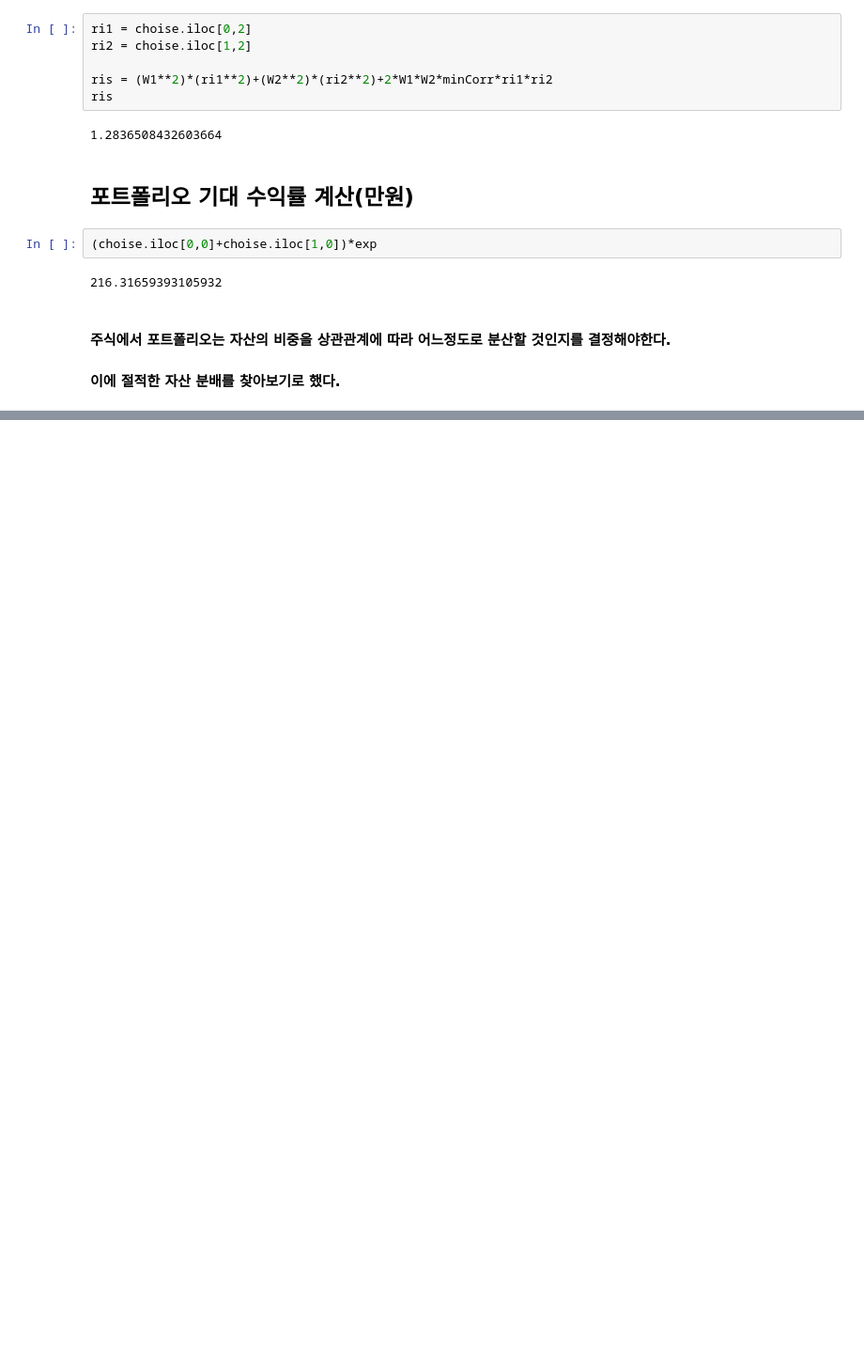
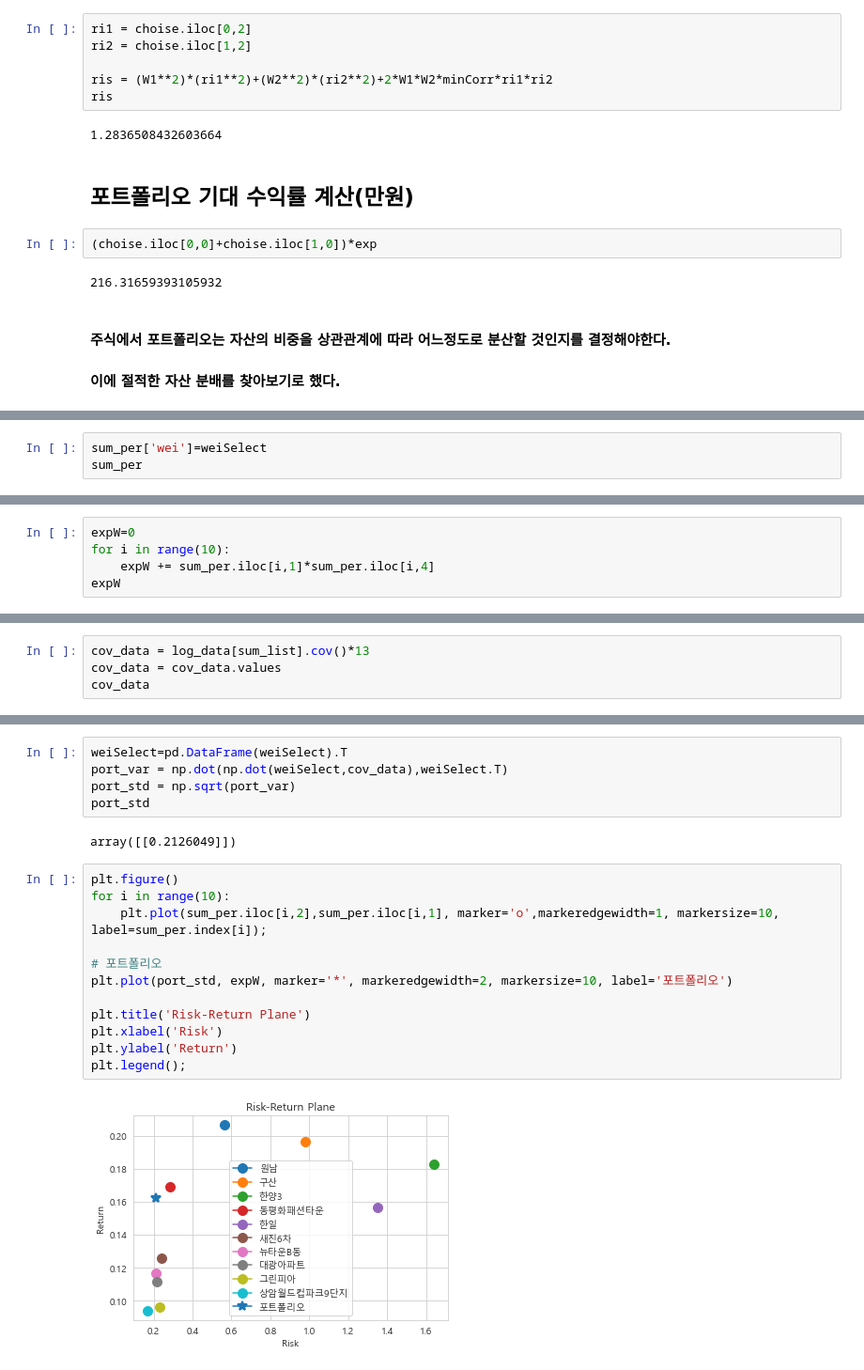
Before and after one commit to h0n9670/ApartmentPrice, a Jupyter notebook: Analysis_Prediction_Python/K_20200415_ExpectedReturnRist.ipynb, the cells around one changed output, grey strips where cells are left out. Shown at 94% size. Saved outputs shown, nothing was run; the diff lists cells and outputs as text; blank space fills up the shorter version.

```diff
--- a/Analysis_Prediction_Python/K_20200415_ExpectedReturnRist.ipynb
+++ b/Analysis_Prediction_Python/K_20200415_ExpectedReturnRist.ipynb
@@ -434,0 +467,3 @@ plt.show()
+# %%
+sum_per['wei']=weiSelect
+sum_per
@@ -434,0 +484,5 @@ plt.show()
+# %%
+expW=0
+for i in range(10):
+    expW += sum_per.iloc[i,1]*sum_per.iloc[i,4]
+expW
@@ -434,0 +493,4 @@ plt.show()
+# %%
+cov_data = log_data[sum_list].cov()*13
+cov_data = cov_data.values
+cov_data
@@ -434,0 +515,21 @@ plt.show()
+# %%
+weiSelect=pd.DataFrame(weiSelect).T
+port_var = np.dot(np.dot(weiSelect,cov_data),weiSelect.T)
+port_std = np.sqrt(port_var)
+port_std
+# %% [output]
+array([[0.2126049]])
+# %%
+plt.figure()
+for i in range(10):
+    plt.plot(sum_per.iloc[i,2],sum_per.iloc[i,1], marker='o',markeredgewidth=1, markersize=10, label=sum_per.index[i]);
+
+# 포트폴리오
+plt.plot(port_std, expW, marker='*', markeredgewidth=2, markersize=10, label='포트폴리오')
+
+plt.title('Risk-Return Plane')
+plt.xlabel('Risk')
+plt.ylabel('Return')
+plt.legend();
+# %% [output]
+[figure, added]
```
Also changed, not shown: parts of 16 cells of this notebook, 3 other files.
